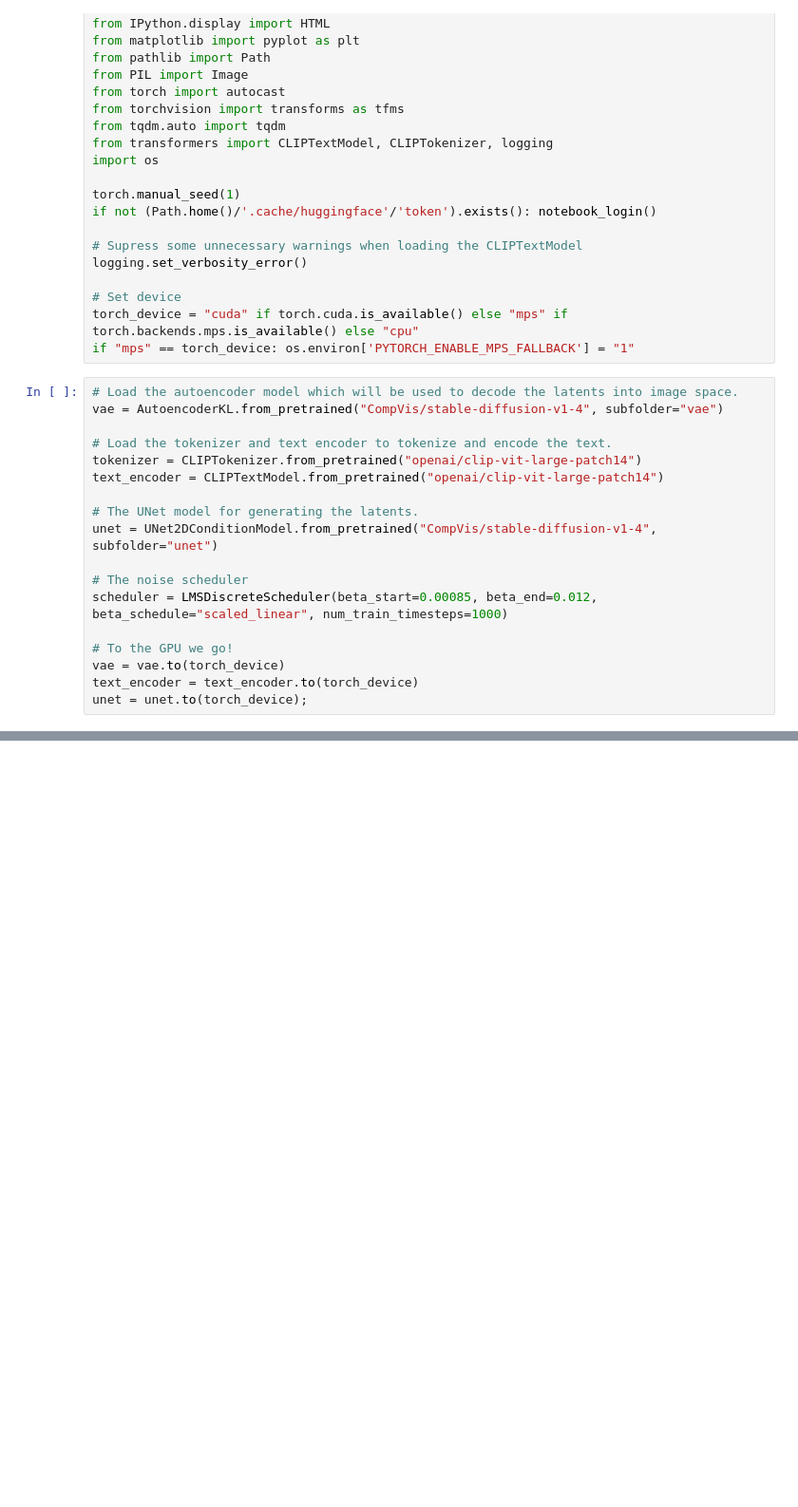
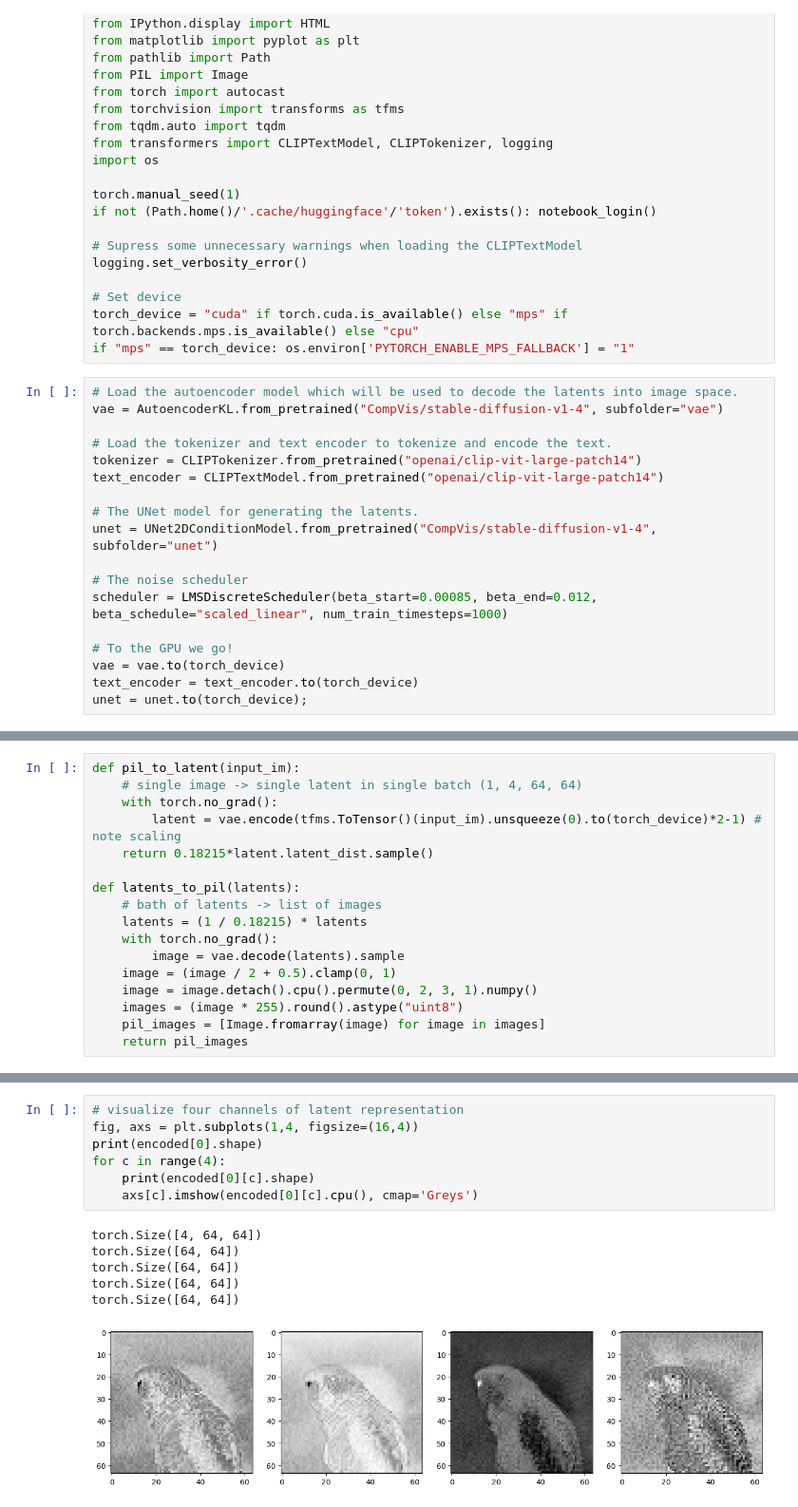
Before and after one commit to bellmake/stable_diffusion_foundations, a Jupyter notebook: stable_diffusion_deep_dive.ipynb, the cells around one changed output, grey strips where cells are left out. Shown at 95% size. Cells and saved outputs as stored; diff of their text form; blank space fills up the shorter version.

```diff
--- a/stable_diffusion_deep_dive.ipynb
+++ b/stable_diffusion_deep_dive.ipynb
@@ -50,0 +125,17 @@ unet = unet.to(torch_device);
+# %%
+def pil_to_latent(input_im):
+    # single image -> single latent in single batch (1, 4, 64, 64)
+    with torch.no_grad():
+        latent = vae.encode(tfms.ToTensor()(input_im).unsqueeze(0).to(torch_device)*2-1) # note scaling
+    return 0.18215*latent.latent_dist.sample()
+
+def latents_to_pil(latents):
+    # bath of latents -> list of images
+    latents = (1 / 0.18215) * latents
+    with torch.no_grad():
+        image = vae.decode(latents).sample
+    image = (image / 2 + 0.5).clamp(0, 1)
+    image = image.detach().cpu().permute(0, 2, 3, 1).numpy()
+    images = (image * 255).round().astype("uint8")
+    pil_images = [Image.fromarray(image) for image in images]
+    return pil_images
@@ -50,0 +160,14 @@ unet = unet.to(torch_device);
+# %%
+# visualize four channels of latent representation
+fig, axs = plt.subplots(1,4, figsize=(16,4))
+print(encoded[0].shape)
+for c in range(4):
+    print(encoded[0][c].shape)
+    axs[c].imshow(encoded[0][c].cpu(), cmap='Greys')
+# %% [output]
+torch.Size([4, 64, 64])
+torch.Size([64, 64])
+torch.Size([64, 64])
+torch.Size([64, 64])
+torch.Size([64, 64])
+[figure, added]
```
Also changed, not shown: parts of 14 cells of this notebook.
